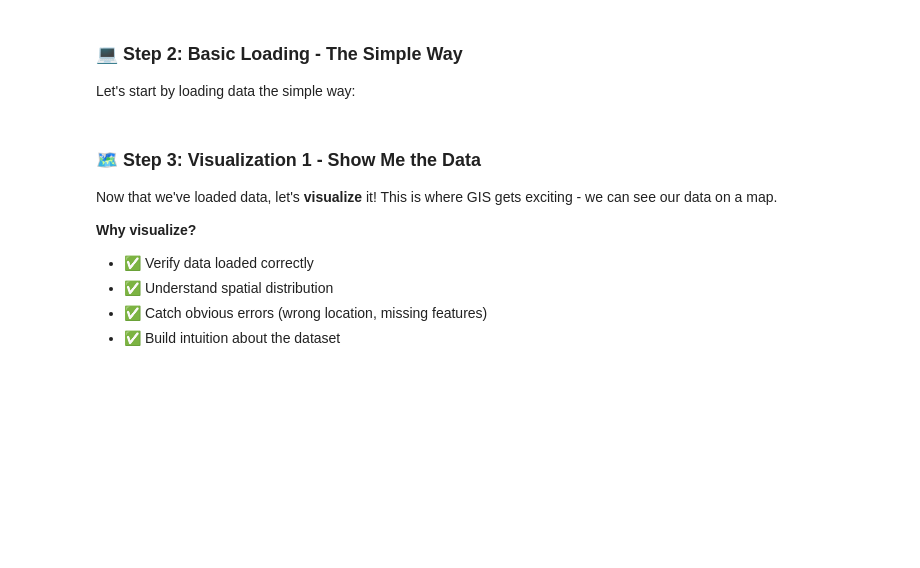
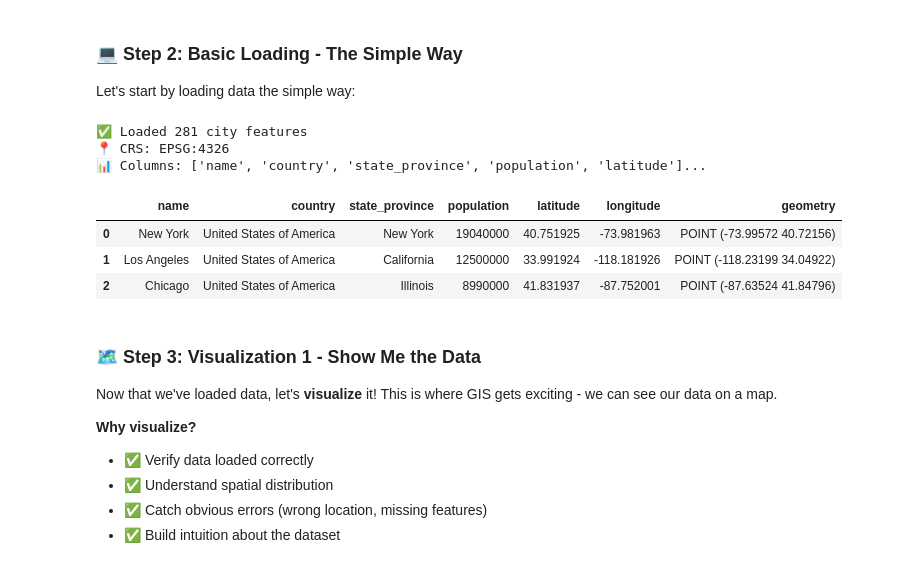
Before and after one commit to yoganandk/gist604b-python-test, a Jupyter notebook: notebooks/geopandas/01_function_load_spatial_data.ipynb, the cells around one changed output. Saved outputs shown, nothing was run; the diff lists cells and outputs as text; code cells hidden in the pictures; blank space fills up the shorter version.

```diff
--- a/notebooks/geopandas/01_function_load_spatial_data.ipynb
+++ b/notebooks/geopandas/01_function_load_spatial_data.ipynb
@@ -61,13 +71,21 @@ Let's start by loading data the simple way:
 # %%
 import geopandas as gpd
 
 # Load cities data directly
-cities = gpd.read_file('../data/cities/ne_cities_us.geojson')
+cities = gpd.read_file('../../data/cities/ne_cities_us.geojson')
 
 print(f"✅ Loaded {len(cities)} city features")
 print(f"📍 CRS: {cities.crs}")
 print(f"📊 Columns: {list(cities.columns)[:5]}...")  # Show first 5 columns
 cities.head(3)
+# %% [output]
+✅ Loaded 281 city features
+📍 CRS: EPSG:4326
+📊 Columns: ['name', 'country', 'state_province', 'population', 'latitude']...
+|  | name | country | state_province | population | latitude | longitude | geometry |
+| 0 | New York | United States of America | New York | 19040000 | 40.751925 | -73.981963 | POINT (-73.99572 40.72156) |
+| 1 | Los Angeles | United States of America | California | 12500000 | 33.991924 | -118.181926 | POINT (-118.23199 34.04922) |
+| 2 | Chicago | United States of America | Illinois | 8990000 | 41.831937 | -87.752001 | POINT (-87.63524 41.84796) |
 # %% [markdown]
 ### 🗺️ Step 3: Visualization 1 - Show Me the Data
 
```
Also changed, not shown: parts of 1 cell of this notebook, 11 other files.
